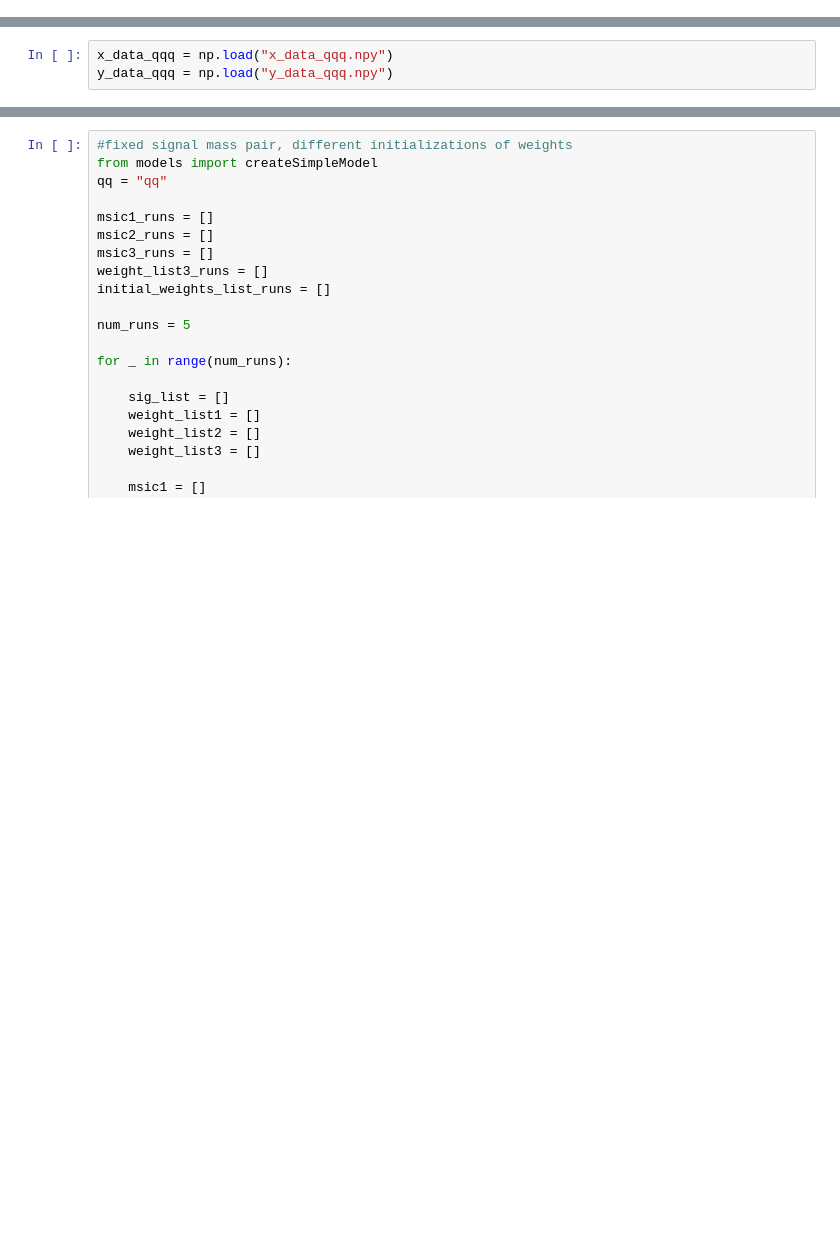
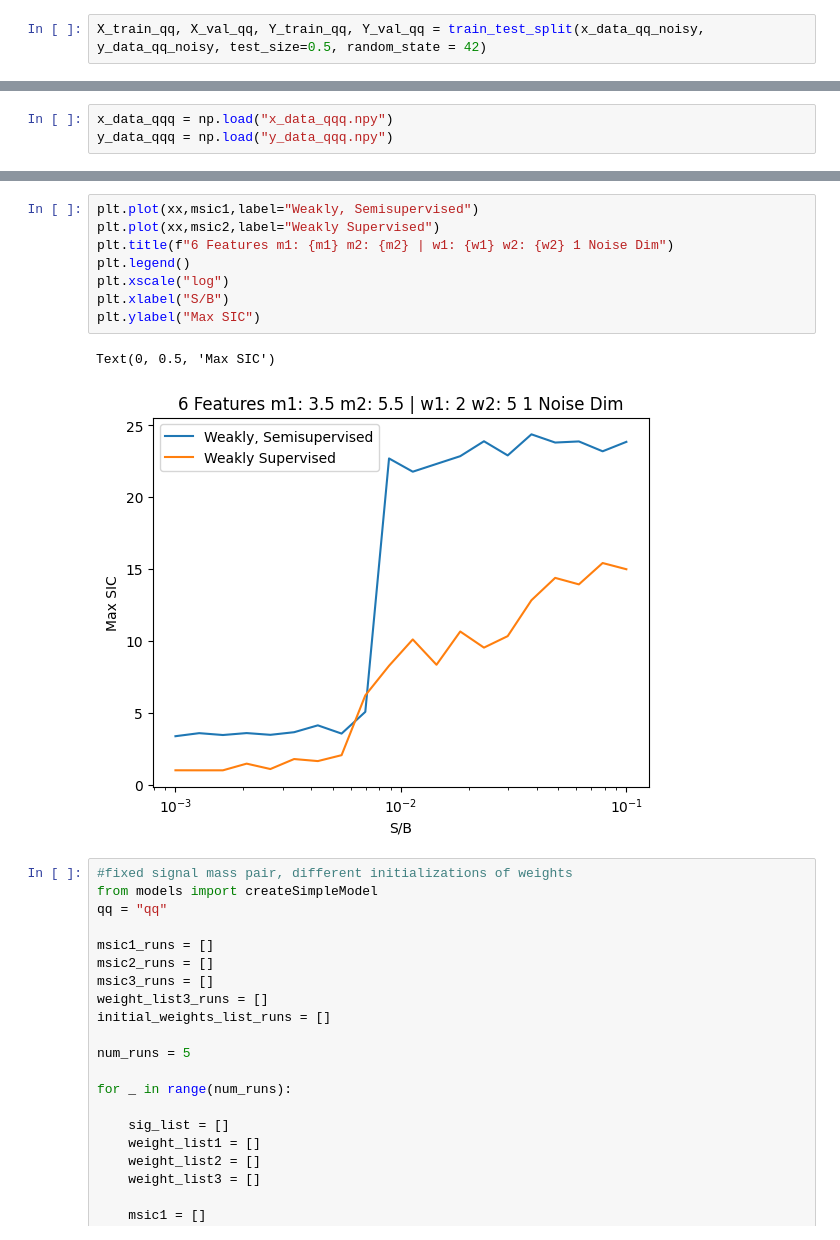
Before and after one commit to GitGup/SemiWeaklySupervised, a Jupyter notebook: SemiWeakly6Features.ipynb, the cells around one changed output, grey strips where cells are left out. Drawn from its saved outputs; the diff is of its cells as text; blank space fills up the shorter version.

Commit message:
1 Noise Dimension Added

```diff
--- a/SemiWeakly6Features.ipynb
+++ b/SemiWeakly6Features.ipynb
@@ -251,0 +314,2 @@ y_vals_qq = np.load("y_vals_qq.npy")
+# %%
+X_train_qq, X_val_qq, Y_train_qq, Y_val_qq = train_test_split(x_data_qq_noisy, y_data_qq_noisy, test_size=0.5, random_state = 42)
@@ -511,3 +576,14 @@ Text(0, 0.5, 'Max SIC')
+# %%
+plt.plot(xx,msic1,label="Weakly, Semisupervised")
+plt.plot(xx,msic2,label="Weakly Supervised")
+plt.title(f"6 Features m1: {m1} m2: {m2} | w1: {w1} w2: {w2} 1 Noise Dim")
+plt.legend()
+plt.xscale("log")
+plt.xlabel("S/B")
+plt.ylabel("Max SIC")
+# %% [output]
+Text(0, 0.5, 'Max SIC')
+[figure, added]
 # %%
 #fixed signal mass pair, different initializations of weights
 from models import createSimpleModel
```
Also changed, not shown: parts of 36 cells of this notebook.
